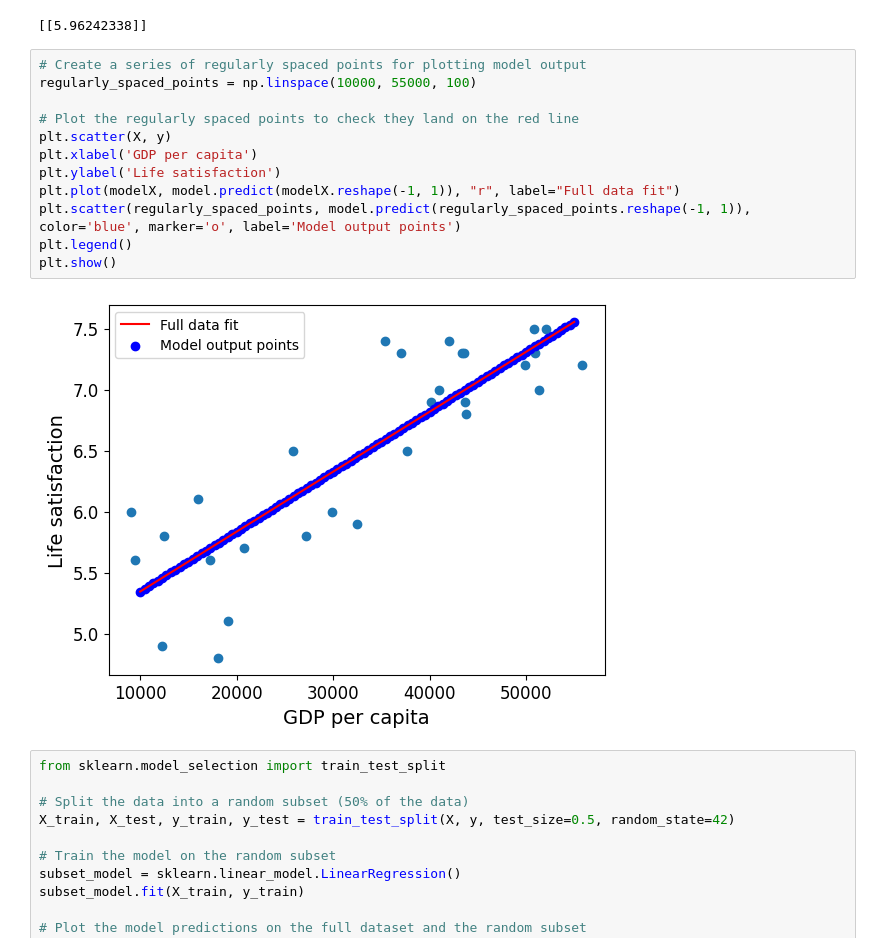
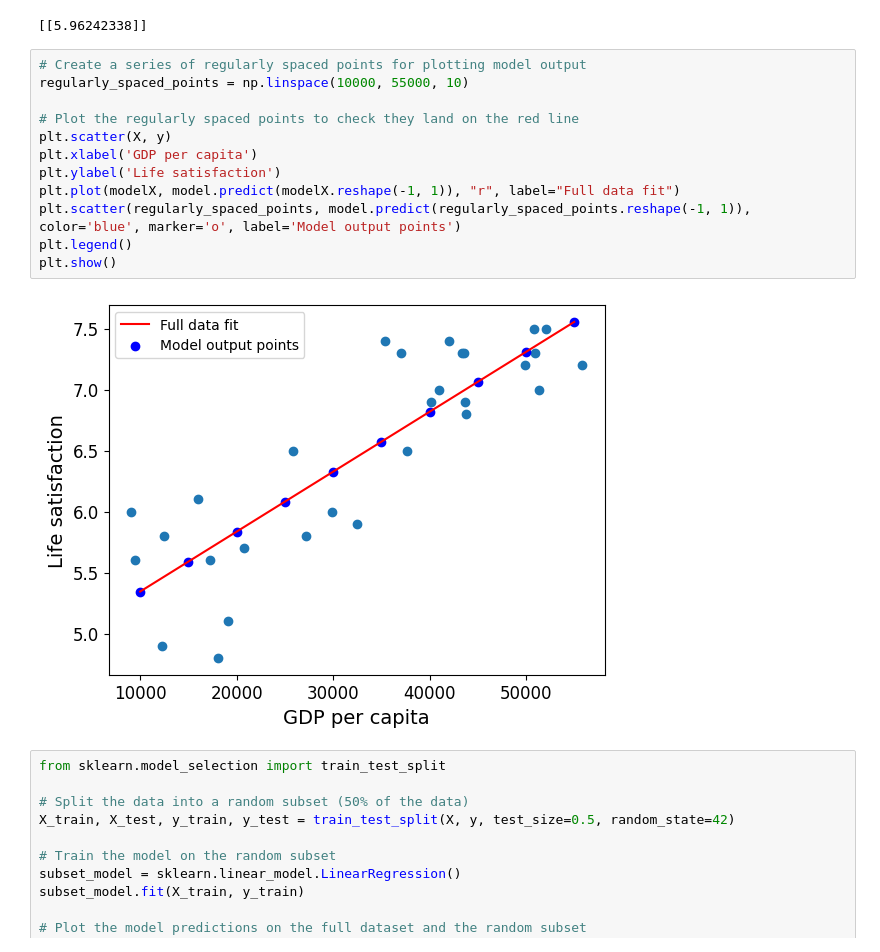
Before and after one commit to billzhao1030/Using_ML_Tools, a Jupyter notebook: Workshop/Workshop2_Student.ipynb, the cells around one changed output. Cells and saved outputs as stored; diff of their text form.

```diff
--- a/Workshop/Workshop2_Student.ipynb
+++ b/Workshop/Workshop2_Student.ipynb
@@ -159,18 +161,18 @@ print(model.predict([[X_new]])) # outputs [[ 5.96242338]]
 [[5.96242338]]
 # %%
 # Create a series of regularly spaced points for plotting model output
-regularly_spaced_points = np.linspace(10000, 55000, 100)
+regularly_spaced_points = np.linspace(10000, 55000, 10)
 
 # Plot the regularly spaced points to check they land on the red line
 plt.scatter(X, y)
 plt.xlabel('GDP per capita')
 plt.ylabel('Life satisfaction')
 plt.plot(modelX, model.predict(modelX.reshape(-1, 1)), "r", label="Full data fit")
 plt.scatter(regularly_spaced_points, model.predict(regularly_spaced_points.reshape(-1, 1)), color='blue', marker='o', label='Model output points')
 plt.legend()
 plt.show()
 # %% [output]
-[figure, old version]
+[figure, new version]
 # %%
 from sklearn.model_selection import train_test_split
 
```
Also changed, not shown: parts of 1 cell of this notebook, 7 other files.
